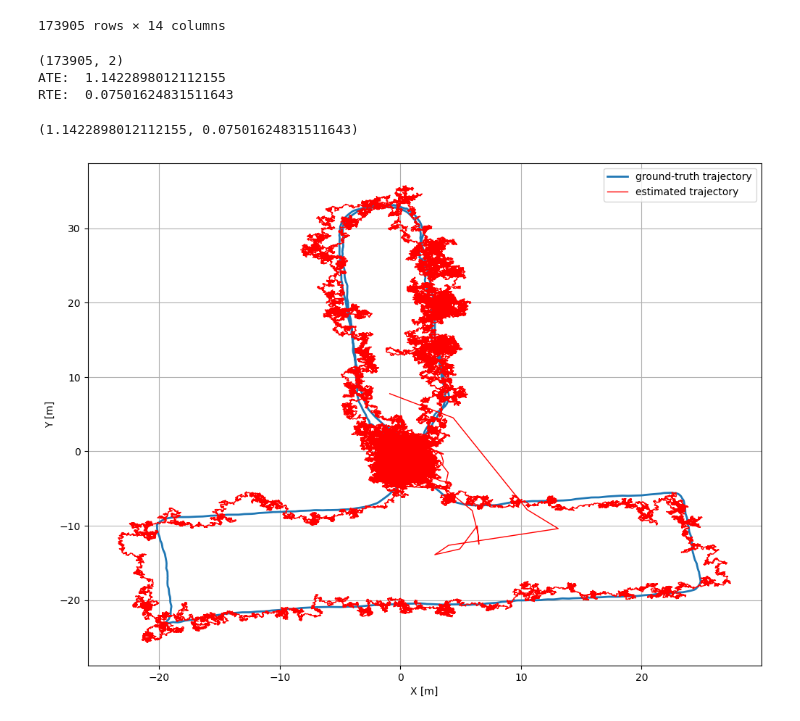
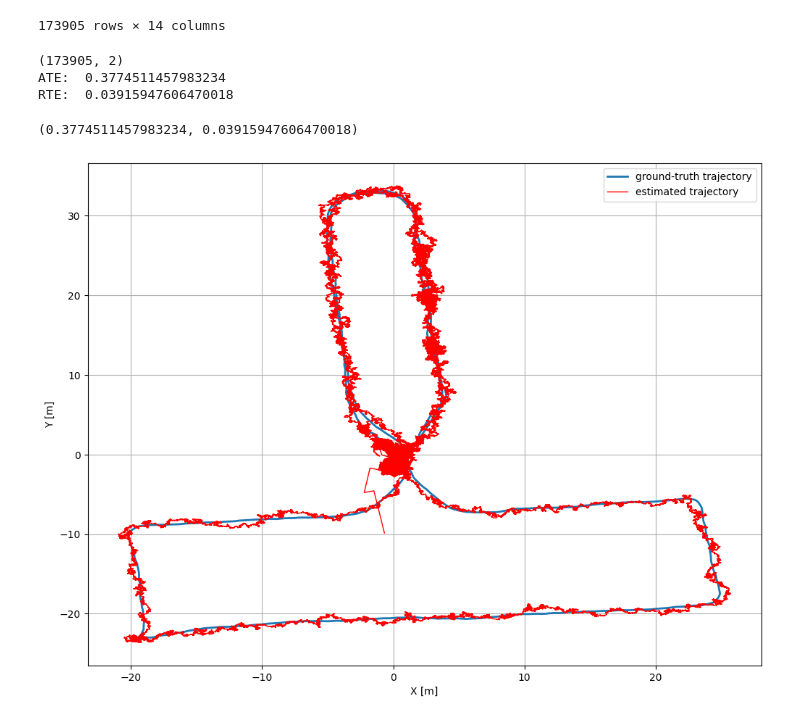
Before and after one commit to AndrewCheam/IMU_localisation, a Jupyter notebook: ronin/source/Ekf.ipynb, the cells around one changed output. Cells and saved outputs as stored; diff of their text form; code cells hidden in the pictures.

```diff
--- a/ronin/source/Ekf.ipynb
+++ b/ronin/source/Ekf.ipynb
@@ -286,33 +299,33 @@ display(data)
 # %%
 #best std_dev = 0.02
 sample_data = data.copy()
-test_kalman_filter(sample_data, gt_noise_std=20, ori_noise_std=0.05, std_dev=0.02)
+test_kalman_filter(sample_data, gt_noise_std=5, ori_noise_std=0.05, std_dev=0.02)
 
 # ate_list = []
 # std_dev_list = []
 
 # for i in range(1,40, 1):
 #     i = i/200
 #     print('std_dev: ', i)
 #     ate, rte = test_kalman_filter(sample_data, gt_noise_std = 10, ori_noise_std = 0.05, std_dev = i)
 #     ate_list.append(ate)
 #     std_dev_list.append(i)
 
 # fig, ax = plt.subplots(1, 1, figsize=(12, 9))
 
 # ax.plot(std_dev_list, ate_list, lw=2, label='ate')
 
 
 # ax.set_xlabel('std_dev')
 # ax.set_ylabel('ate')
 # ax.legend()
 # ax.grid()
 # %% [output]
 (173905, 2)
-ATE:  1.1422898012112155
-RTE:  0.07501624831511643
+ATE:  0.3774511457983234
+RTE:  0.03915947606470018
-(1.1422898012112155, 0.07501624831511643)
+(0.3774511457983234, 0.03915947606470018)
-[figure, old version]
+[figure, new version]
 # %%
 fig, ax = plt.subplots(1, 1, figsize=(12, 9))
 
```
Also changed, not shown: parts of 3 cells of this notebook, 2 other files.
